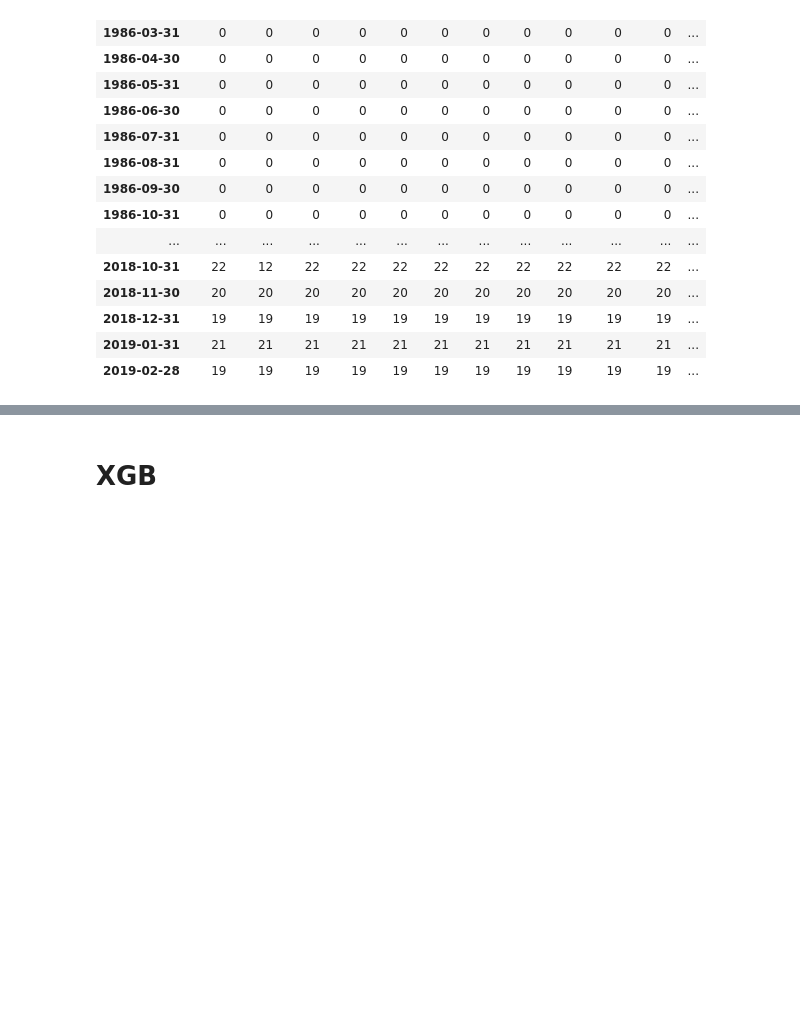
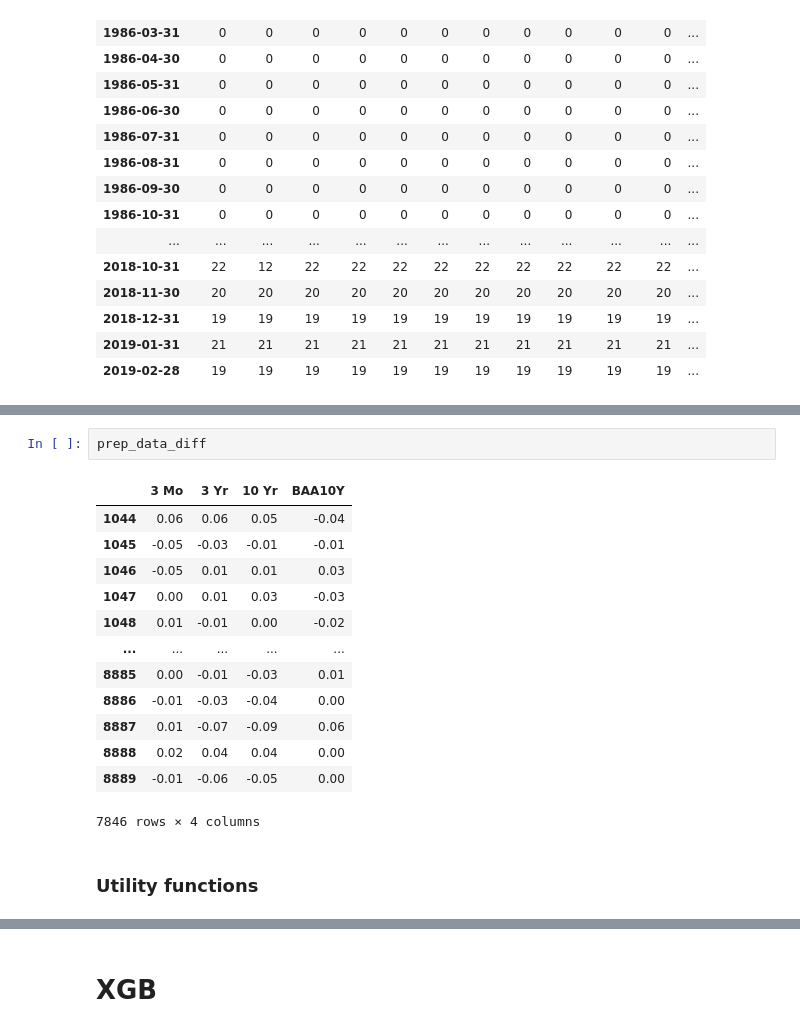
Before and after one commit to tomron27/fin_algs, a Jupyter notebook: HW1.ipynb, the cells around one changed output, grey strips where cells are left out. Drawn from its saved outputs; the diff is of its cells as text; blank space fills up the shorter version.

```diff
--- a/HW1.ipynb
+++ b/HW1.ipynb
@@ -269,0 +178,18 @@ import xgboost as xgb
+# %%
+prep_data_diff
+# %% [output]
+|  | 3 Mo | 3 Yr | 10 Yr | BAA10Y |
+| 1044 | 0.06 | 0.06 | 0.05 | -0.04 |
+| 1045 | -0.05 | -0.03 | -0.01 | -0.01 |
+| 1046 | -0.05 | 0.01 | 0.01 | 0.03 |
+| 1047 | 0.00 | 0.01 | 0.03 | -0.03 |
+| 1048 | 0.01 | -0.01 | 0.00 | -0.02 |
+| ... | ... | ... | ... | ... |
+| 8885 | 0.00 | -0.01 | -0.03 | 0.01 |
+| 8886 | -0.01 | -0.03 | -0.04 | 0.00 |
+| 8887 | 0.01 | -0.07 | -0.09 | 0.06 |
+| 8888 | 0.02 | 0.04 | 0.04 | 0.00 |
+| 8889 | -0.01 | -0.06 | -0.05 | 0.00 |
+7846 rows × 4 columns
+# %% [markdown]
+### Utility functions
```
Also changed, not shown: parts of 103 cells of this notebook.
